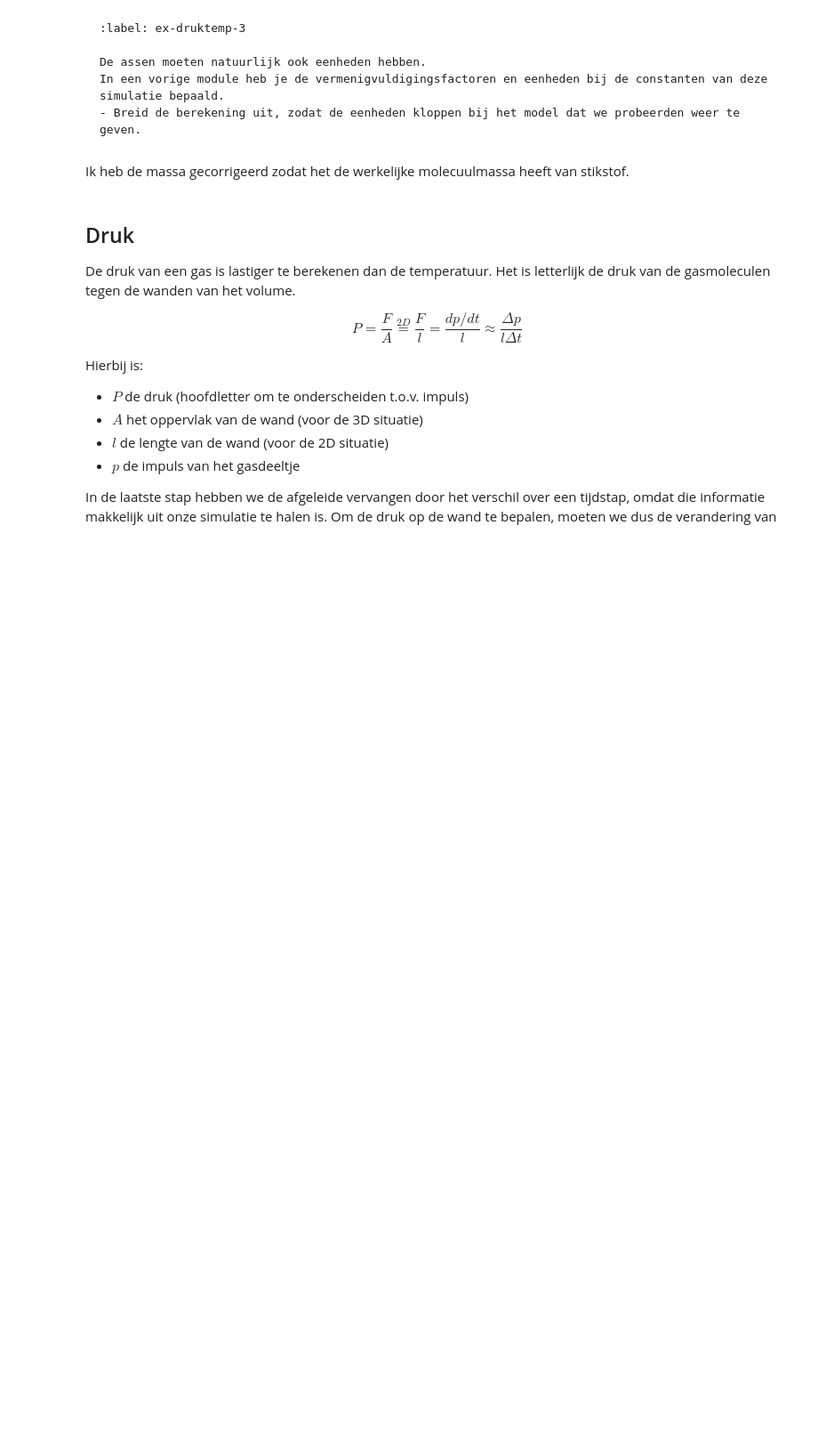
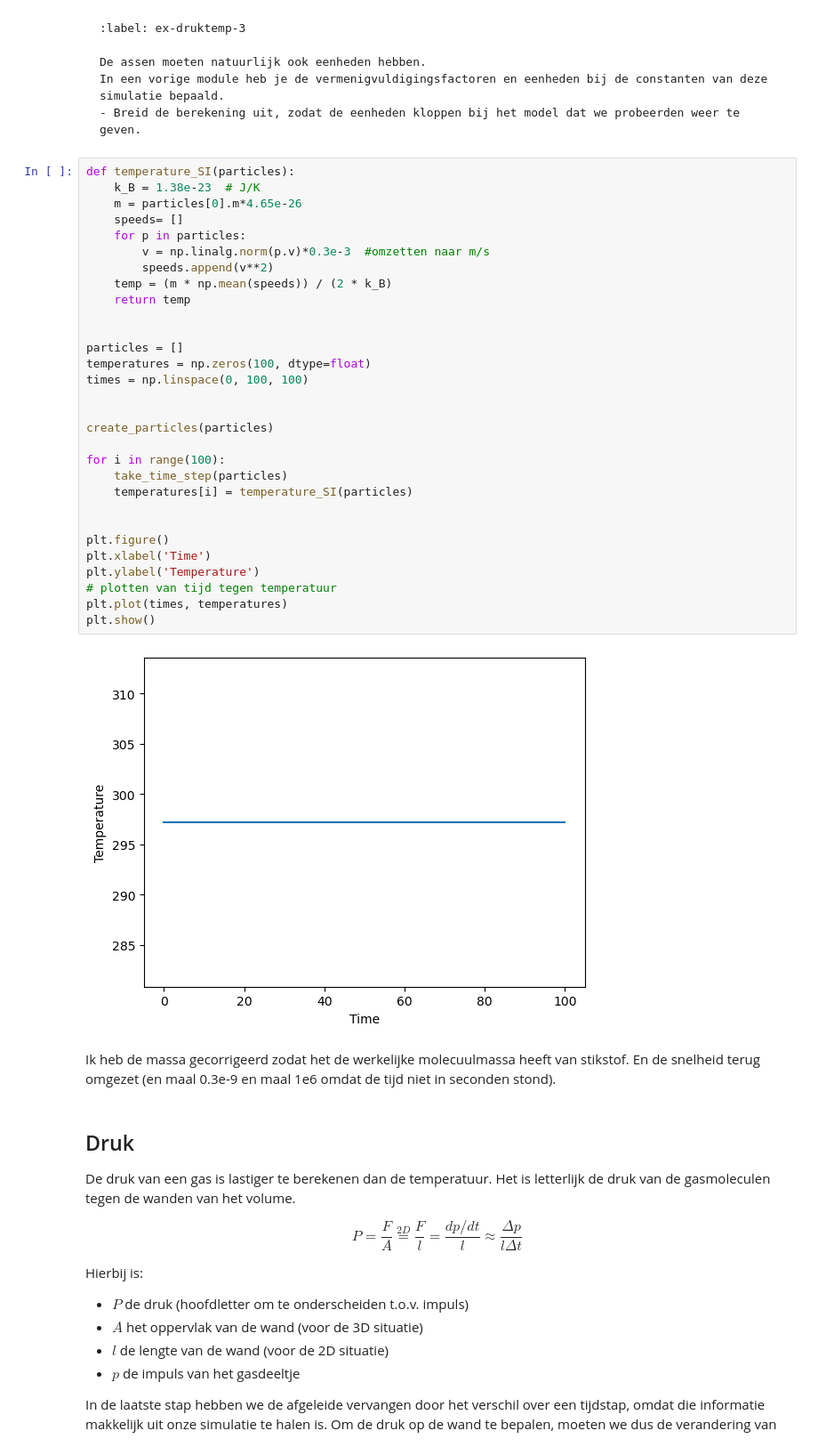
Before and after one commit to hldemulder/12, a Jupyter notebook: Content/PySim/5_druktemp.ipynb, the cells around one changed output. Shown at 89% size. Saved outputs shown, nothing was run; the diff lists cells and outputs as text; blank space fills up the shorter version.

````diff
--- a/Content/PySim/5_druktemp.ipynb
+++ b/Content/PySim/5_druktemp.ipynb
@@ -239,8 +239,40 @@ De assen moeten natuurlijk ook eenheden hebben.
 In een vorige module heb je de vermenigvuldigingsfactoren en eenheden bij de constanten van deze simulatie bepaald.
 - Breid de berekening uit, zodat de eenheden kloppen bij het model dat we probeerden weer te geven.
 ```
+# %%
+def temperature_SI(particles):
+    k_B = 1.38e-23  # J/K
+    m = particles[0].m*4.65e-26
+    speeds= []
+    for p in particles:
+        v = np.linalg.norm(p.v)*0.3e-3  #omzetten naar m/s
+        speeds.append(v**2)
+    temp = (m * np.mean(speeds)) / (2 * k_B)
+    return temp
+
+
+particles = []
+temperatures = np.zeros(100, dtype=float)
+times = np.linspace(0, 100, 100)
+
+
+create_particles(particles)
+
+for i in range(100):
+    take_time_step(particles)
+    temperatures[i] = temperature_SI(particles)
+
+
+plt.figure()
+plt.xlabel('Time')
+plt.ylabel('Temperature')
+# plotten van tijd tegen temperatuur
+plt.plot(times, temperatures)
+plt.show()
+# %% [output]
+[figure, added]
 # %% [markdown]
-Ik heb de massa gecorrigeerd zodat het de werkelijke molecuulmassa heeft van stikstof.
+Ik heb de massa gecorrigeerd zodat het de werkelijke molecuulmassa heeft van stikstof. En de snelheid terug omgezet (en maal 0.3e-9 en maal 1e6 omdat de tijd niet in seconden stond).
 # %% [markdown]
 ## Druk
 
````
Also changed, not shown: parts of 8 cells of this notebook, 1 other file.
